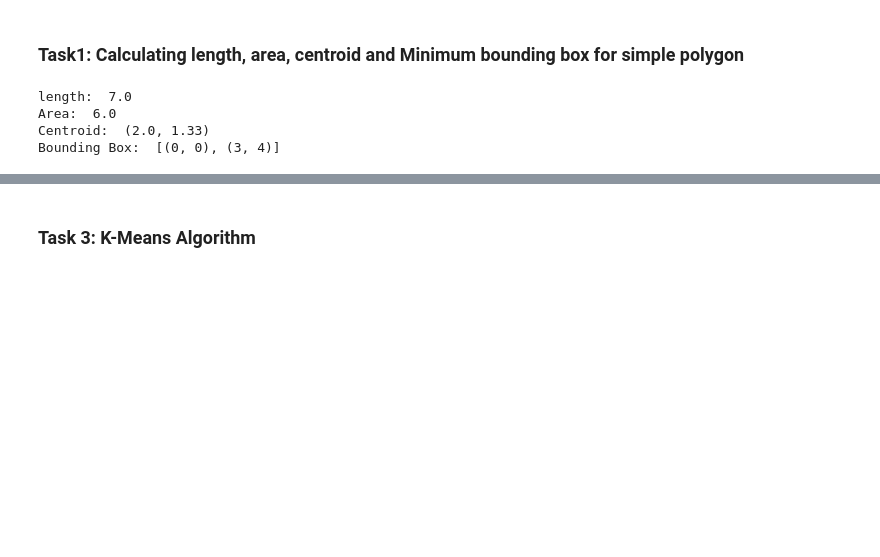
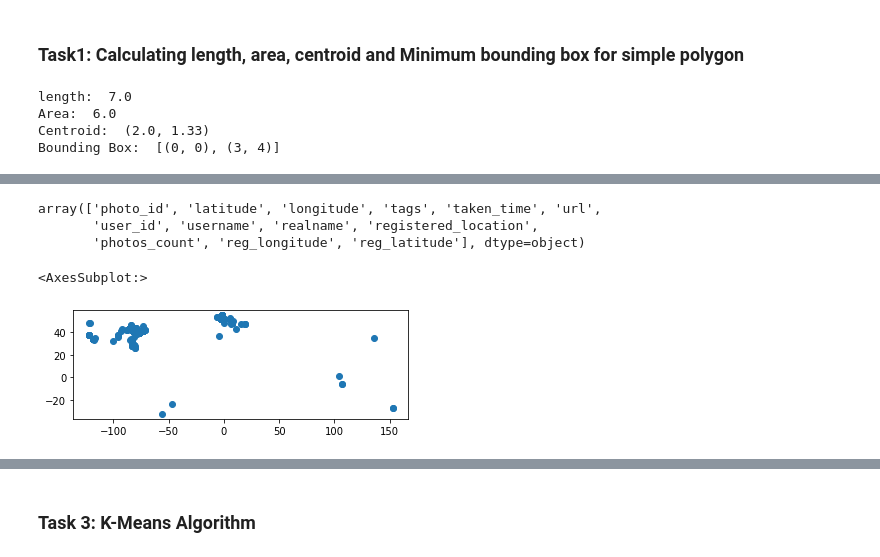
Before and after one commit to Sidrcs/Geospatial_BigData_Analytics, a Jupyter notebook: K-Means_Algorithm/K_Means.ipynb, the cells around one changed output, grey strips where cells are left out. Saved outputs shown, nothing was run; the diff lists cells and outputs as text; code cells hidden in the pictures; blank space fills up the shorter version.

```diff
--- a/K-Means_Algorithm/K_Means.ipynb
+++ b/K-Means_Algorithm/K_Means.ipynb
@@ -70,0 +237,31 @@ Bounding Box:  [(0, 0), (3, 4)]
+# %%
+def geocode_res_lng(row, registered_location):
+    try:
+        import googlemaps
+        gmaps = googlemaps.Client(key='AIzaSyCVE0-CogaAWaI5EItbsyAGjQtqei4x9mg')
+        if registered_location is not None or registered_location != '':
+            geocode_result = gmaps.geocode(str(registered_location))
+            return geocode_result[0]['geometry']['location']['lng']
+        else:
+            return -999
+    except:
+        return -9999
+
+
+def geocode_res_lat(row, registered_location):
+    try:
+        import googlemaps
+        gmaps = googlemaps.Client(key='AIzaSyCVE0-CogaAWaI5EItbsyAGjQtqei4x9mg')
+        if registered_location is not None or registered_location != '':
+            geocode_result = gmaps.geocode(str(registered_location))
+            return geocode_result[0]['geometry']['location']['lat']
+        else:
+            return -999
+    except:
+        return -9999
+# %%
+flickr_df['reg_longitude'] = flickr_df.apply(lambda row: geocode_res_lng(row, row['registered_location']), axis = 1)
+flickr_df['reg_latitude'] = flickr_df.apply(lambda row: geocode_res_lat(row, row['registered_location']), axis = 1)
+# %%
+filtered_df = flickr_df.loc[(flickr_df['reg_longitude'] == -9999) & (flickr_df['reg_latitude'] == -9999)]
+flickr_df.drop(filtered_df.index, inplace=True)
@@ -70,0 +270,15 @@ Bounding Box:  [(0, 0), (3, 4)]
+# %%
+flickr_df.columns.values
+# %% [output]
+array(['photo_id', 'latitude', 'longitude', 'tags', 'taken_time', 'url',
+       'user_id', 'username', 'realname', 'registered_location',
+       'photos_count', 'reg_longitude', 'reg_latitude'], dtype=object)
+# %%
+import geopandas as gpd
+
+flickr_gdf = gpd.GeoDataFrame(flickr_df, geometry = gpd.points_from_xy(flickr_df['reg_longitude'], flickr_df['reg_latitude'], crs = 'EPSG:4326'))
+# %%
+flickr_gdf.plot()
+# %% [output]
+<AxesSubplot:>
+[figure, added]
```
Also changed, not shown: parts of 34 cells of this notebook, 2 other files.
